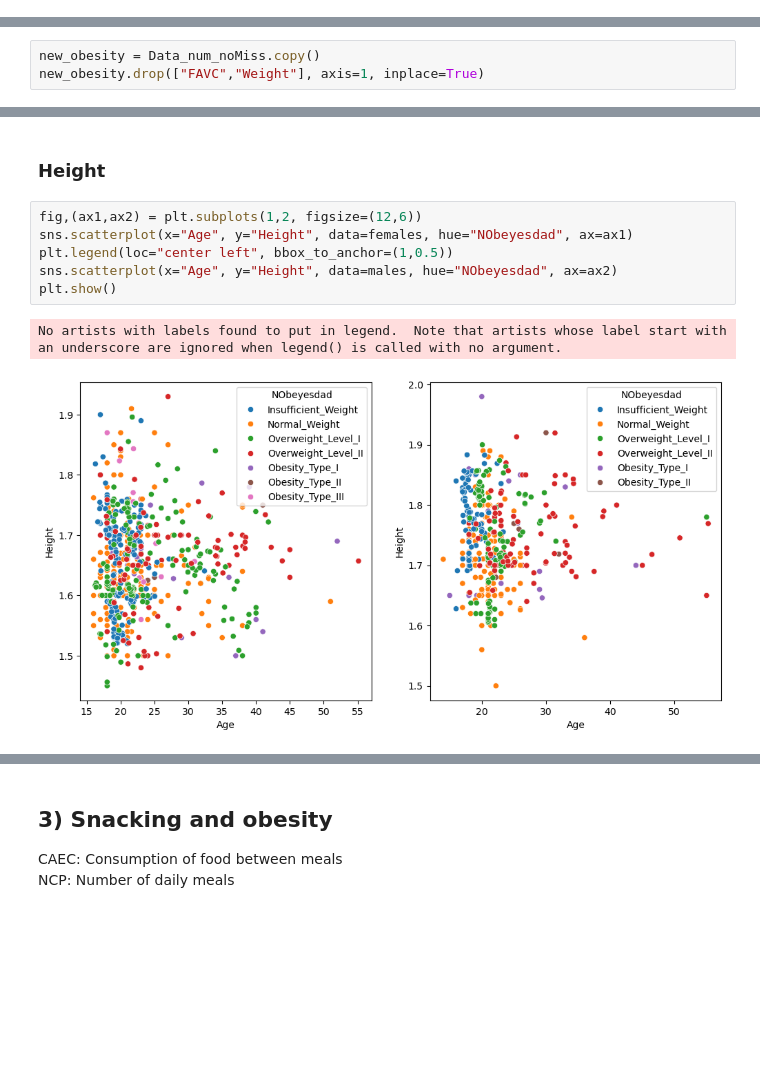
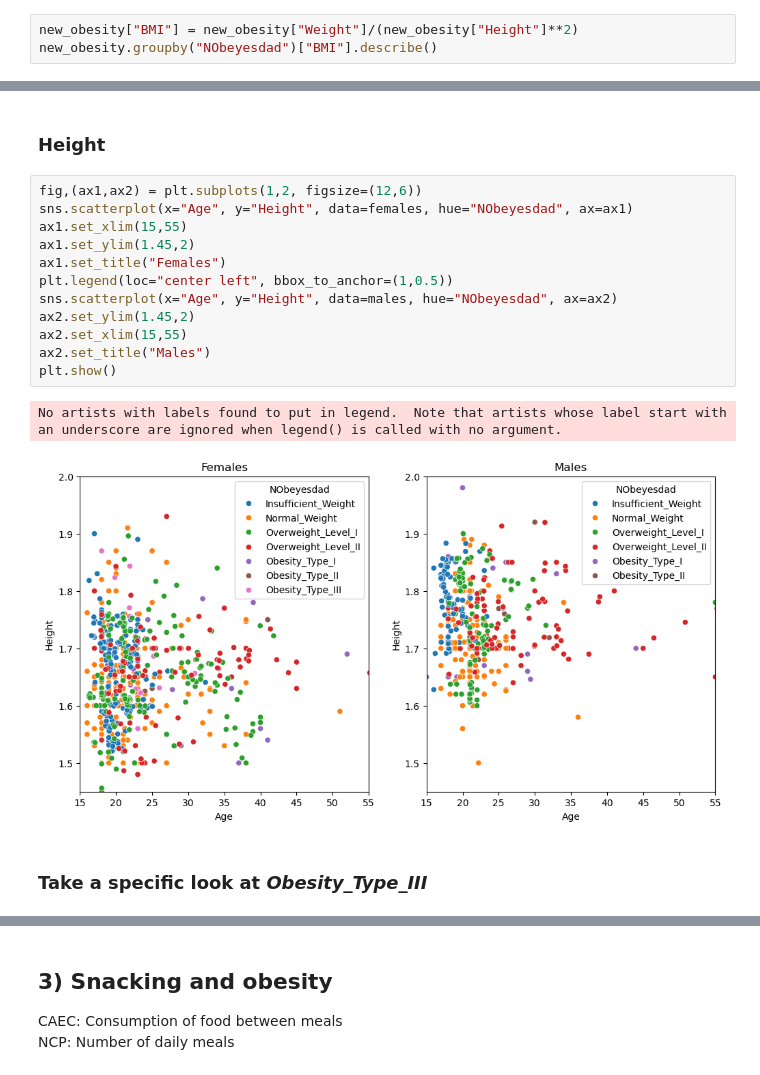
Before and after one commit to flylight-max/Individual_project_obesity, a Jupyter notebook: Untitled-2.ipynb, the cells around one changed output, grey strips where cells are left out. Saved outputs shown, nothing was run; the diff lists cells and outputs as text; blank space fills up the shorter version.

```diff
--- a/Untitled-2.ipynb
+++ b/Untitled-2.ipynb
@@ -589,0 +611,3 @@ Name: 5, dtype: object
+# %%
+new_obesity["BMI"] = new_obesity["Weight"]/(new_obesity["Height"]**2)
+new_obesity.groupby("NObeyesdad")["BMI"].describe()
@@ -604,9 +658,6 @@ Hence, would the 3 remaining features be the most influencial?
 
 Note that among the Demographic subgroup is the feature "Weight". Together with "Height", they are sufficient to determine the weight class. Hence, they are important to keep to impute the missing values.
 However, for the EDA, "Weight" has a too heavy influence (even without the "Height"). Hence, I am removing it in addition to "FAVC".
-# %%
-new_obesity = Data_num_noMiss.copy()
-new_obesity.drop(["FAVC","Weight"], axis=1, inplace=True)
 # %%
 new_obesity.info()
 # %% [output]
@@ -1497,9 +1538,17 @@ print(sort_male_dict)
 # %%
 fig,(ax1,ax2) = plt.subplots(1,2, figsize=(12,6))
 sns.scatterplot(x="Age", y="Height", data=females, hue="NObeyesdad", ax=ax1)
+ax1.set_xlim(15,55)
+ax1.set_ylim(1.45,2)
+ax1.set_title("Females")
 plt.legend(loc="center left", bbox_to_anchor=(1,0.5))
 sns.scatterplot(x="Age", y="Height", data=males, hue="NObeyesdad", ax=ax2)
+ax2.set_ylim(1.45,2)
+ax2.set_xlim(15,55)
+ax2.set_title("Males")
 plt.show()
 # %% [output]
 No artists with labels found to put in legend.  Note that artists whose label start with an underscore are ignored when legend() is called with no argument.
-[figure, old version]
+[figure, new version]
+# %% [markdown]
+### **Take a specific look at** ***Obesity_Type_III***
```
Also changed, not shown: parts of 47 cells of this notebook, 2 other files.
